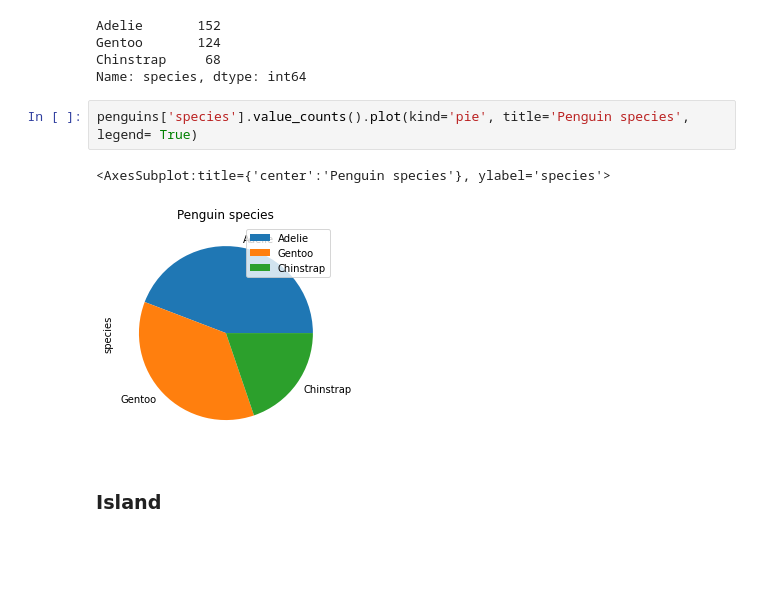
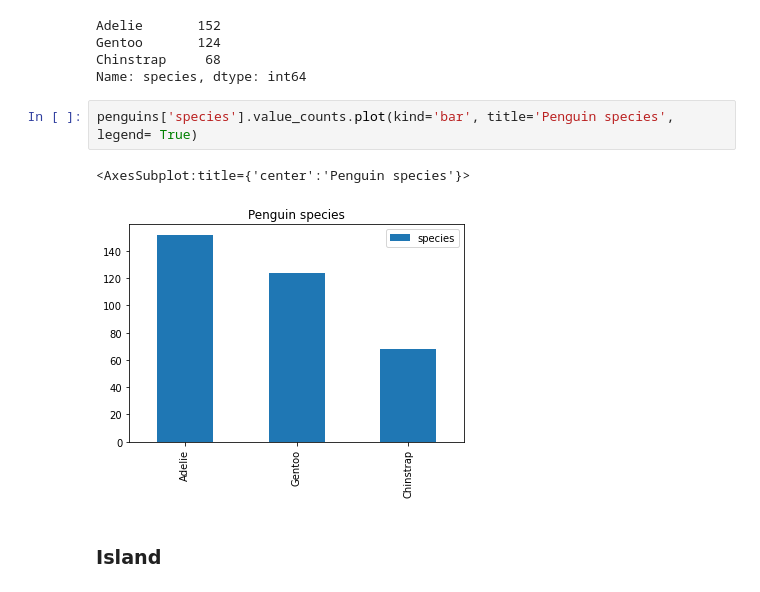
Before and after one commit to yisun2001/Data-Science, a Jupyter notebook: Portfolio.ipynb, the cells around one changed output. Cells and saved outputs as stored; diff of their text form; blank space fills up the shorter version.

```diff
--- a/Portfolio.ipynb
+++ b/Portfolio.ipynb
@@ -73,10 +73,10 @@ Gentoo       124
 Chinstrap     68
 Name: species, dtype: int64
 # %%
-penguins['species'].value_counts().plot(kind='pie', title='Penguin species', legend= True)
+penguins['species'].value_counts.plot(kind='bar', title='Penguin species', legend= True)
 # %% [output]
-<AxesSubplot:title={'center':'Penguin species'}, ylabel='species'>
+<AxesSubplot:title={'center':'Penguin species'}>
-[figure, old version]
+[figure, new version]
 # %% [markdown]
 ### Island
 # %%
```
Also changed, not shown: parts of 86 cells of this notebook.
